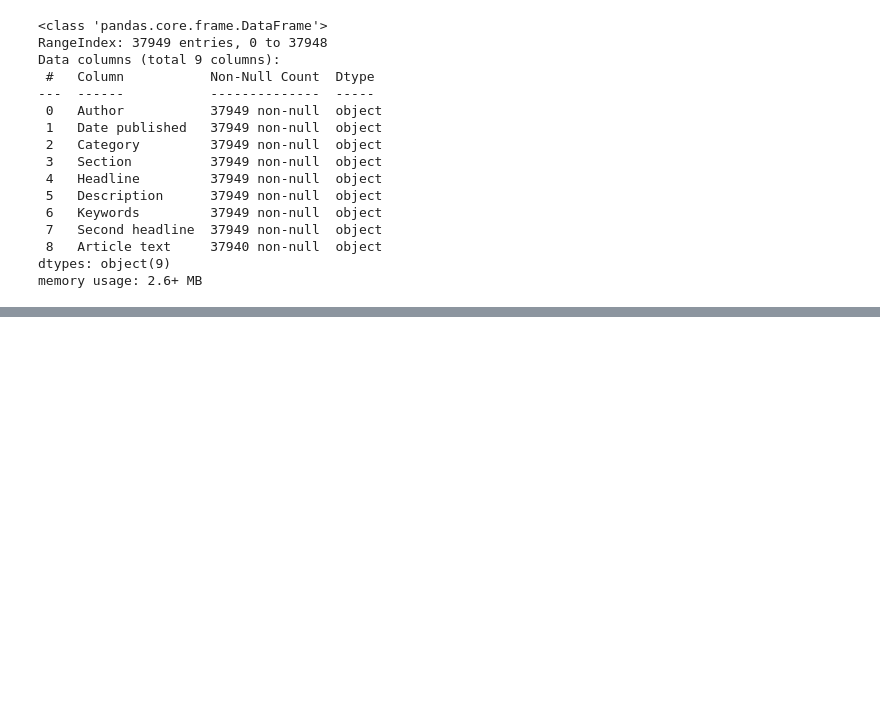
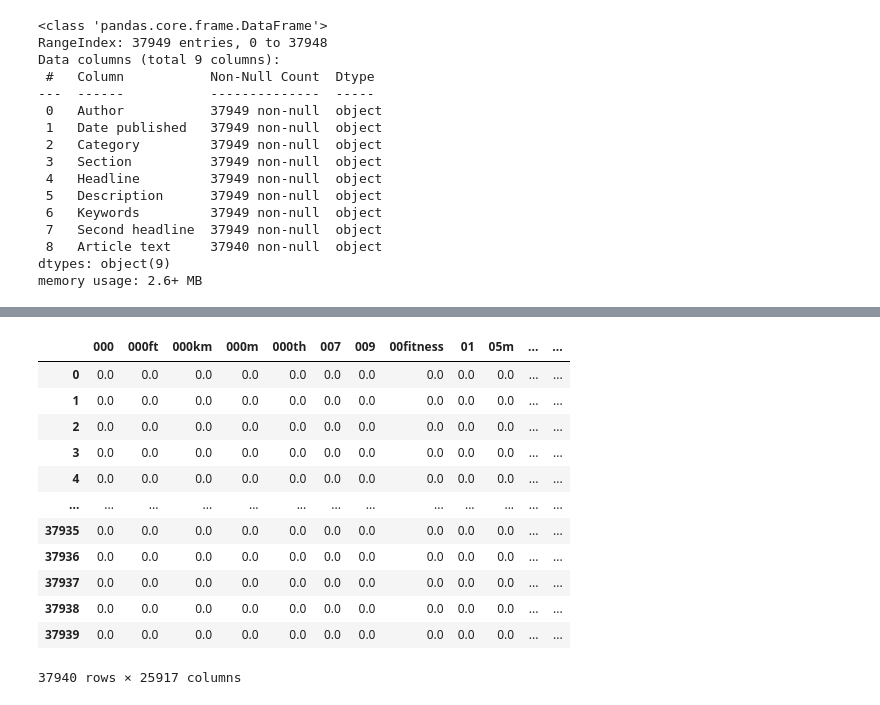
Before and after one commit to mwangcy/BA775, a Jupyter notebook: Project BA820/Project_BA820.ipynb, the cells around one changed output, grey strips where cells are left out. Saved outputs shown, nothing was run; the diff lists cells and outputs as text; code cells hidden in the pictures; blank space fills up the shorter version.

```diff
--- a/Project BA820/Project_BA820.ipynb
+++ b/Project BA820/Project_BA820.ipynb
@@ -86,0 +297,18 @@ df.describe()
+# %%
+tfidf_transformed_headline = tfidf_model.transform(df["Headline"])
+tfidf_headline = pd.DataFrame(tfidf_transformed_headline.toarray(), columns = tfidf_model.get_feature_names_out())
+tfidf_headline
+# %% [output]
+|  | 000 | 000ft | 000km | 000m | 000th | 007 | 009 | 00fitness | 01 | 05m | ... | ... |
+| 0 | 0.0 | 0.0 | 0.0 | 0.0 | 0.0 | 0.0 | 0.0 | 0.0 | 0.0 | 0.0 | ... | ... |
+| 1 | 0.0 | 0.0 | 0.0 | 0.0 | 0.0 | 0.0 | 0.0 | 0.0 | 0.0 | 0.0 | ... | ... |
+| 2 | 0.0 | 0.0 | 0.0 | 0.0 | 0.0 | 0.0 | 0.0 | 0.0 | 0.0 | 0.0 | ... | ... |
+| 3 | 0.0 | 0.0 | 0.0 | 0.0 | 0.0 | 0.0 | 0.0 | 0.0 | 0.0 | 0.0 | ... | ... |
+| 4 | 0.0 | 0.0 | 0.0 | 0.0 | 0.0 | 0.0 | 0.0 | 0.0 | 0.0 | 0.0 | ... | ... |
+| ... | ... | ... | ... | ... | ... | ... | ... | ... | ... | ... | ... | ... |
+| 37935 | 0.0 | 0.0 | 0.0 | 0.0 | 0.0 | 0.0 | 0.0 | 0.0 | 0.0 | 0.0 | ... | ... |
+| 37936 | 0.0 | 0.0 | 0.0 | 0.0 | 0.0 | 0.0 | 0.0 | 0.0 | 0.0 | 0.0 | ... | ... |
+| 37937 | 0.0 | 0.0 | 0.0 | 0.0 | 0.0 | 0.0 | 0.0 | 0.0 | 0.0 | 0.0 | ... | ... |
+| 37938 | 0.0 | 0.0 | 0.0 | 0.0 | 0.0 | 0.0 | 0.0 | 0.0 | 0.0 | 0.0 | ... | ... |
+| 37939 | 0.0 | 0.0 | 0.0 | 0.0 | 0.0 | 0.0 | 0.0 | 0.0 | 0.0 | 0.0 | ... | ... |
+37940 rows × 25917 columns
```
Also changed, not shown: parts of 19 cells of this notebook.
